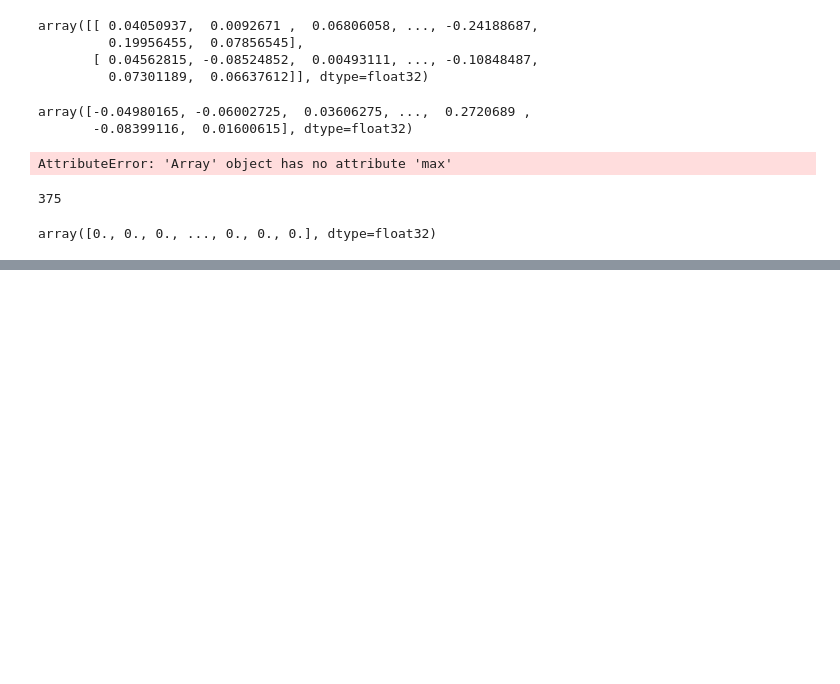
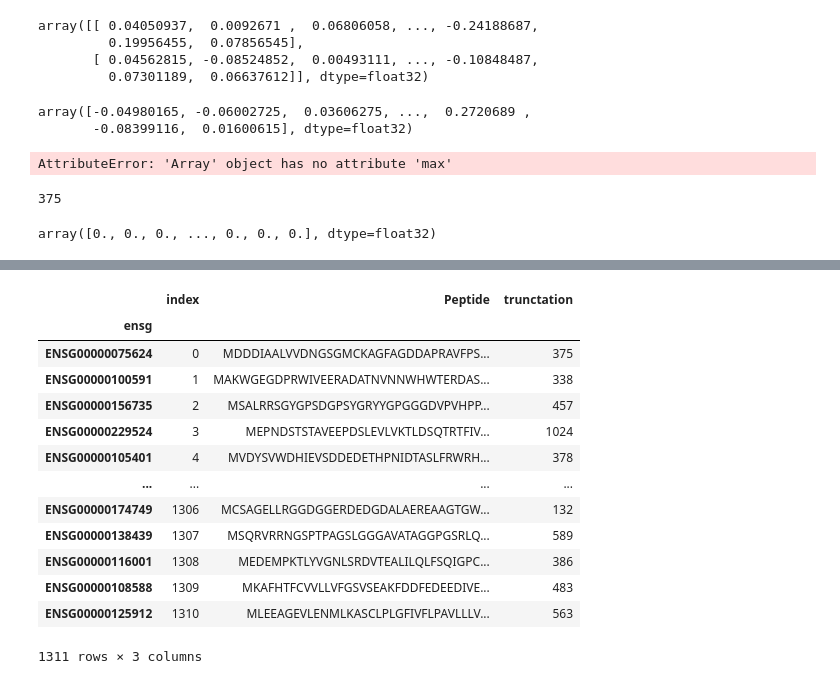
Before and after one commit to sofroniewn/proteoscope, a Jupyter notebook: notebooks/gene2protein.ipynb, the cells around one changed output, grey strips where cells are left out. Cells and saved outputs as stored; diff of their text form; code cells hidden in the pictures; blank space fills up the shorter version.

```diff
--- a/notebooks/gene2protein.ipynb
+++ b/notebooks/gene2protein.ipynb
@@ -108,6 +109,8 @@ z_embedding_prot_f
 AttributeError: 'Array' object has no attribute 'max'
 # %%
 truncation_length = [min(1024, len(s)) for s in sequences]
+# %%
+genes_proteins['trunctation'] = truncation_length
 # %%
 truncation_length[0]
 # %% [output]
@@ -118,0 +155,17 @@ array([0., 0., 0., ..., 0., 0., 0.], dtype=float32)
+# %%
+genes_proteins
+# %% [output]
+|  | index | Peptide | trunctation |
+| ensg |  |  |  |
+| ENSG00000075624 | 0 | MDDDIAALVVDNGSGMCKAGFAGDDAPRAVFPS... | 375 |
+| ENSG00000100591 | 1 | MAKWGEGDPRWIVEERADATNVNNWHWTERDAS... | 338 |
+| ENSG00000156735 | 2 | MSALRRSGYGPSDGPSYGRYYGPGGGDVPVHPP... | 457 |
+| ENSG00000229524 | 3 | MEPNDSTSTAVEEPDSLEVLVKTLDSQTRTFIV... | 1024 |
+| ENSG00000105401 | 4 | MVDYSVWDHIEVSDDEDETHPNIDTASLFRWRH... | 378 |
+| ... | ... | ... | ... |
+| ENSG00000174749 | 1306 | MCSAGELLRGGDGGERDEDGDALAEREAAGTGW... | 132 |
+| ENSG00000138439 | 1307 | MSQRVRRNGSPTPAGSLGGGAVATAGGPGSRLQ... | 589 |
+| ENSG00000116001 | 1308 | MEDEMPKTLYVGNLSRDVTEALILQLFSQIGPC... | 386 |
+| ENSG00000108588 | 1309 | MKAFHTFCVVLLVFGSVSEAKFDDFEDEEDIVE... | 483 |
+| ENSG00000125912 | 1310 | MLEEAGEVLENMLKASCLPLGFIVFLPAVLLLV... | 563 |
+1311 rows × 3 columns
```
Also changed, not shown: parts of 9 cells of this notebook, 6 other files.
